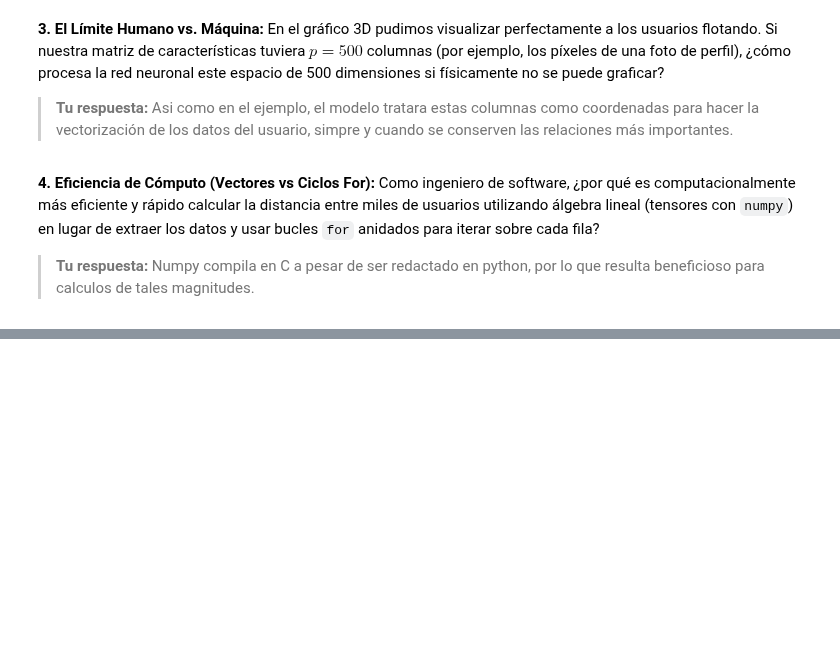
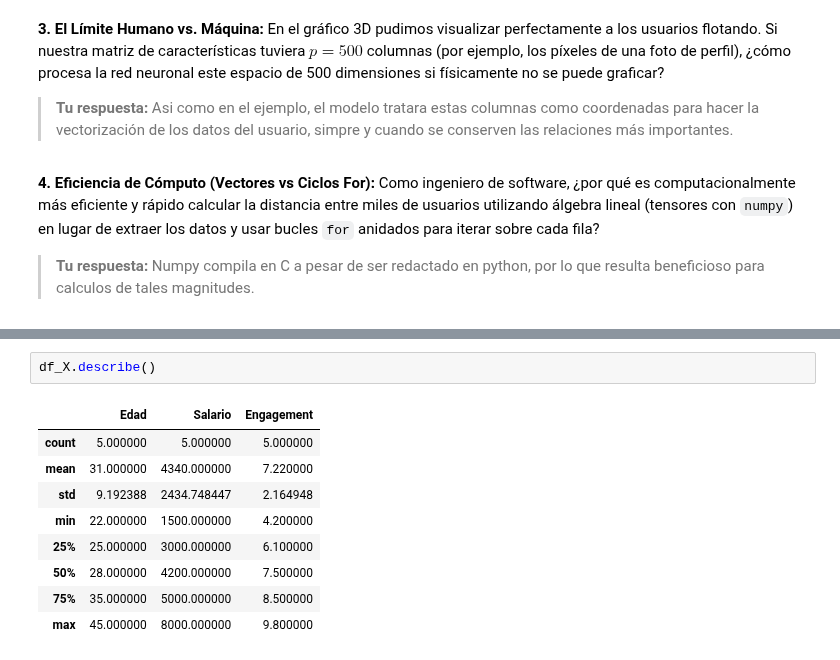
Before and after one commit to KamiChips/Data-Mining, a Jupyter notebook: Parcial 2/Trabajo-en-clase/01-MultidimensionaModel.ipynb, the cells around one changed output, grey strips where cells are left out. Drawn from its saved outputs; the diff is of its cells as text; blank space fills up the shorter version.

```diff
--- a/Parcial 2/Trabajo-en-clase/01-MultidimensionaModel.ipynb
+++ b/Parcial 2/Trabajo-en-clase/01-MultidimensionaModel.ipynb
@@ -123,0 +137,12 @@ Como ingeniero de software, ¿por qué es computacionalmente más eficiente y r
+# %%
+df_X.describe()
+# %% [output]
+|  | Edad | Salario | Engagement |
+| count | 5.000000 | 5.000000 | 5.000000 |
+| mean | 31.000000 | 4340.000000 | 7.220000 |
+| std | 9.192388 | 2434.748447 | 2.164948 |
+| min | 22.000000 | 1500.000000 | 4.200000 |
+| 25% | 25.000000 | 3000.000000 | 6.100000 |
+| 50% | 28.000000 | 4200.000000 | 7.500000 |
+| 75% | 35.000000 | 5000.000000 | 8.500000 |
+| max | 45.000000 | 8000.000000 | 9.800000 |
```
Also changed, not shown: parts of 5 cells of this notebook.
